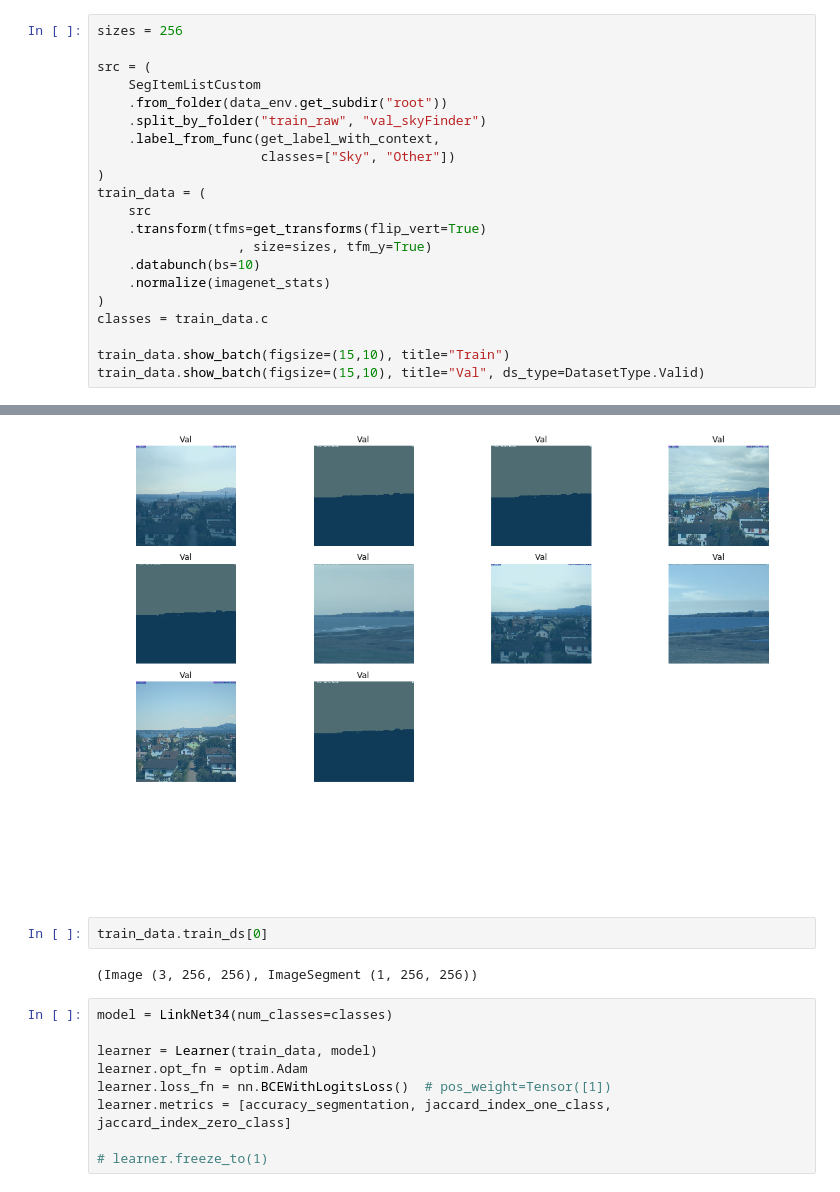
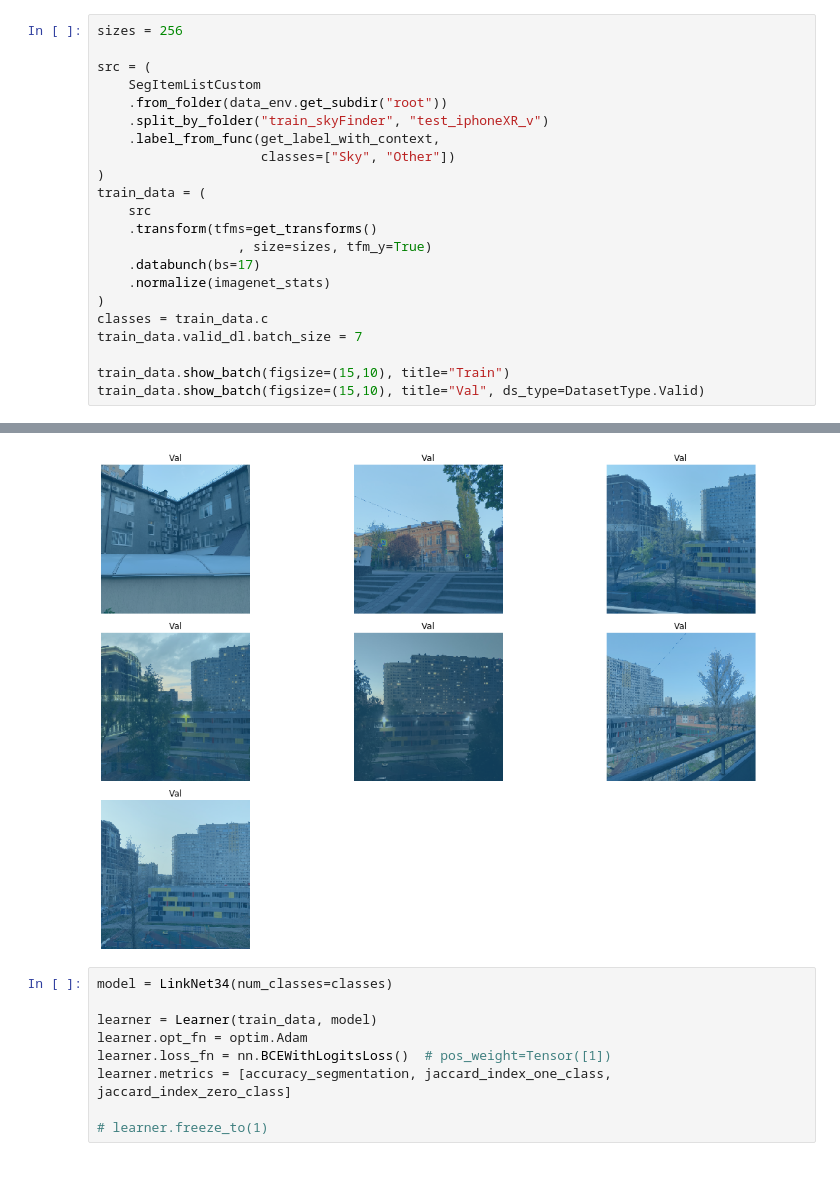
Before and after one commit to DmitIW/BachelorDiploma, a Jupyter notebook: linknet34.ipynb, the cells around one changed output, grey strips where cells are left out. Saved outputs shown, nothing was run; the diff lists cells and outputs as text.

```diff
--- a/linknet34.ipynb
+++ b/linknet34.ipynb
@@ -39,18 +39,19 @@ sizes = 256
 src = (
     SegItemListCustom
     .from_folder(data_env.get_subdir("root"))
-    .split_by_folder("train_raw", "val_skyFinder")
+    .split_by_folder("train_skyFinder", "test_iphoneXR_v")
     .label_from_func(get_label_with_context,
                      classes=["Sky", "Other"])
 )
 train_data = (
     src
-    .transform(tfms=get_transforms(flip_vert=True)
+    .transform(tfms=get_transforms()
                   , size=sizes, tfm_y=True)
-    .databunch(bs=10)
+    .databunch(bs=17)
     .normalize(imagenet_stats)
 )
 classes = train_data.c
+train_data.valid_dl.batch_size = 7
 
 train_data.show_batch(figsize=(15,10), title="Train")
 train_data.show_batch(figsize=(15,10), title="Val", ds_type=DatasetType.Valid)
@@ -59,8 +60,4 @@ train_data.show_batch(figsize=(15,10), title="Val", ds_type=DatasetType.Valid)
-[figure, old version]
+[figure, new version]
-# %%
-train_data.train_ds[0]
-# %% [output]
-(Image (3, 256, 256), ImageSegment (1, 256, 256))
 # %%
 model = LinkNet34(num_classes=classes)
 
```
Also changed, not shown: parts of 7 cells of this notebook, 15 other files.
